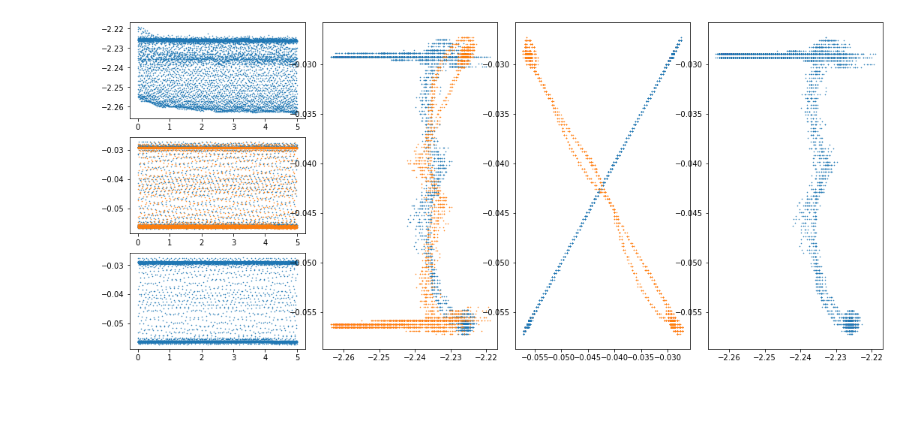
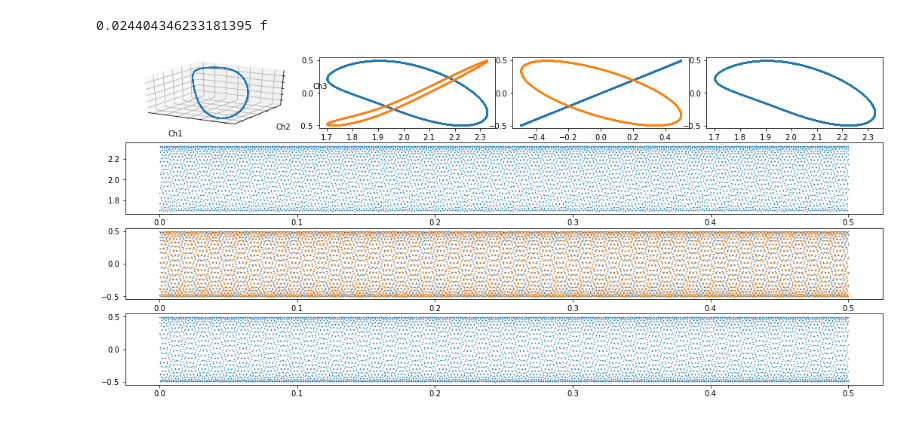
Before and after one commit to Chwanhee/Metrology, a Jupyter notebook: Report_2/Synced_measurement.ipynb, the cells around one changed output. Saved outputs shown, nothing was run; the diff lists cells and outputs as text; code cells hidden in the pictures; blank space fills up the shorter version.

```diff
--- a/Report_2/Synced_measurement.ipynb
+++ b/Report_2/Synced_measurement.ipynb
@@ -58,5 +68,5 @@ def sampling(time):
 # %%
-size,rate = sampling(5)
+size,rate = sampling_h(0.5)
 
 rng = 5
 for swim in [zoroku,alice]:
@@ -68,8 +78,8 @@ for swim in [zoroku,alice]:
         )
 
 ad2.config_wavegen(zoroku,
-        frequency=100,
-        amplitude=5,
+        frequency=1200,
+        amplitude=0.5,
         signal_shape=dwfc.funcSine
         )
 
@@ -82,32 +92,50 @@ t1,ch2,ch3 = ad2.measure_oscilloscope(alice)
 ad2.stop_wavegen(zoroku,channel=0)
 ad2.reset_wavegen(zoroku,channel=0)
 
+data = [t0,ch1,Ch2,t1,ch2,ch3]
+
+handle = open("chua_troubleshoot.pkl", 'wb')
+pickle.dump(data, handle, protocol=pickle.HIGHEST_PROTOCOL)
+handle.close()
+
 meas = sync_series(t0,ch1,Ch2,ch2,ch3)
+# %% [output]
+0.024404346233181395 f
 # %%
+# No syncing involved
+
 fig = plt.figure(figsize=(18,8))
 grid = gs.GridSpec(4,4,wspace=0.1,)
 
 XY = plt.subplot(grid[0,1])
 YZ = plt.subplot(grid[0,2])
 XZ = plt.subplot(grid[0,3])
 
 XT = plt.subplot(grid[1,:])
 YT = plt.subplot(grid[2,:])
 ZT = plt.subplot(grid[3,:])
 
 XT.scatter(t0,ch1,s=0.3)
 YT.scatter(t0,Ch2,s=0.3)
 YT.scatter(t1,ch2,s=0.3)
 ZT.scatter(t1,ch3,s=0.3)
 
 XY.scatter(ch1,ch2,s=0.3)
 XY.scatter(ch1,Ch2,s=0.3)
 YZ.scatter(ch2,ch3,s=0.3)
 YZ.scatter(Ch2,ch3,s=0.3)
 XZ.scatter(ch1,ch3,s=0.3)
 
 plot3D = fig.add_subplot(grid[0,0],projection='3d')
+plot3D.scatter(*meas[1:],s=0.3)
+plot3D.set_xlabel("Ch1")
+plot3D.set_ylabel("Ch2")
+plot3D.set_zlabel("Ch3")
+
+plot3D.set_xticklabels([])
+plot3D.set_yticklabels([])
+plot3D.set_zticklabels([])
 
 plt.show()
 # %% [output]
-[figure, old version]
+[figure, new version]
```
Also changed, not shown: parts of 3 cells of this notebook.
